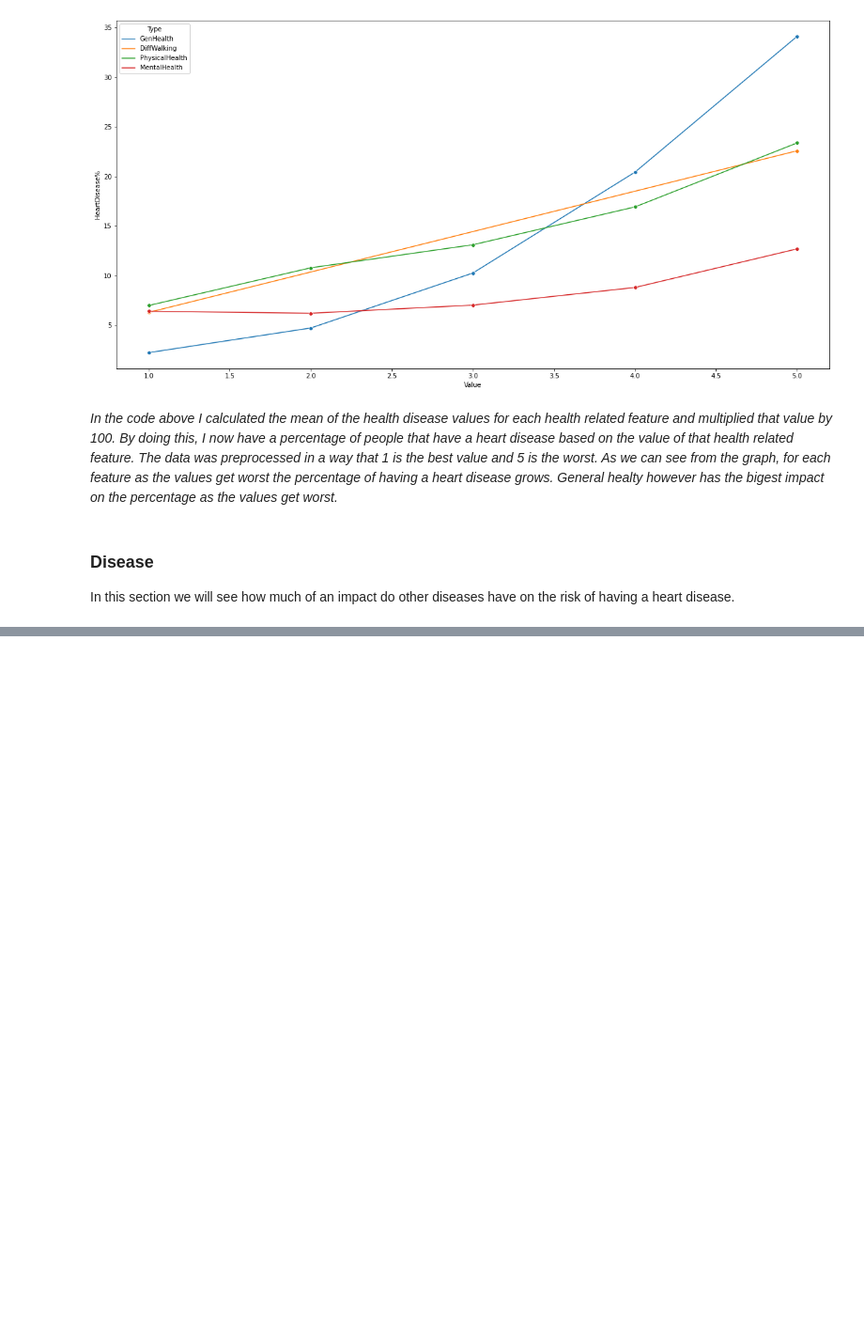
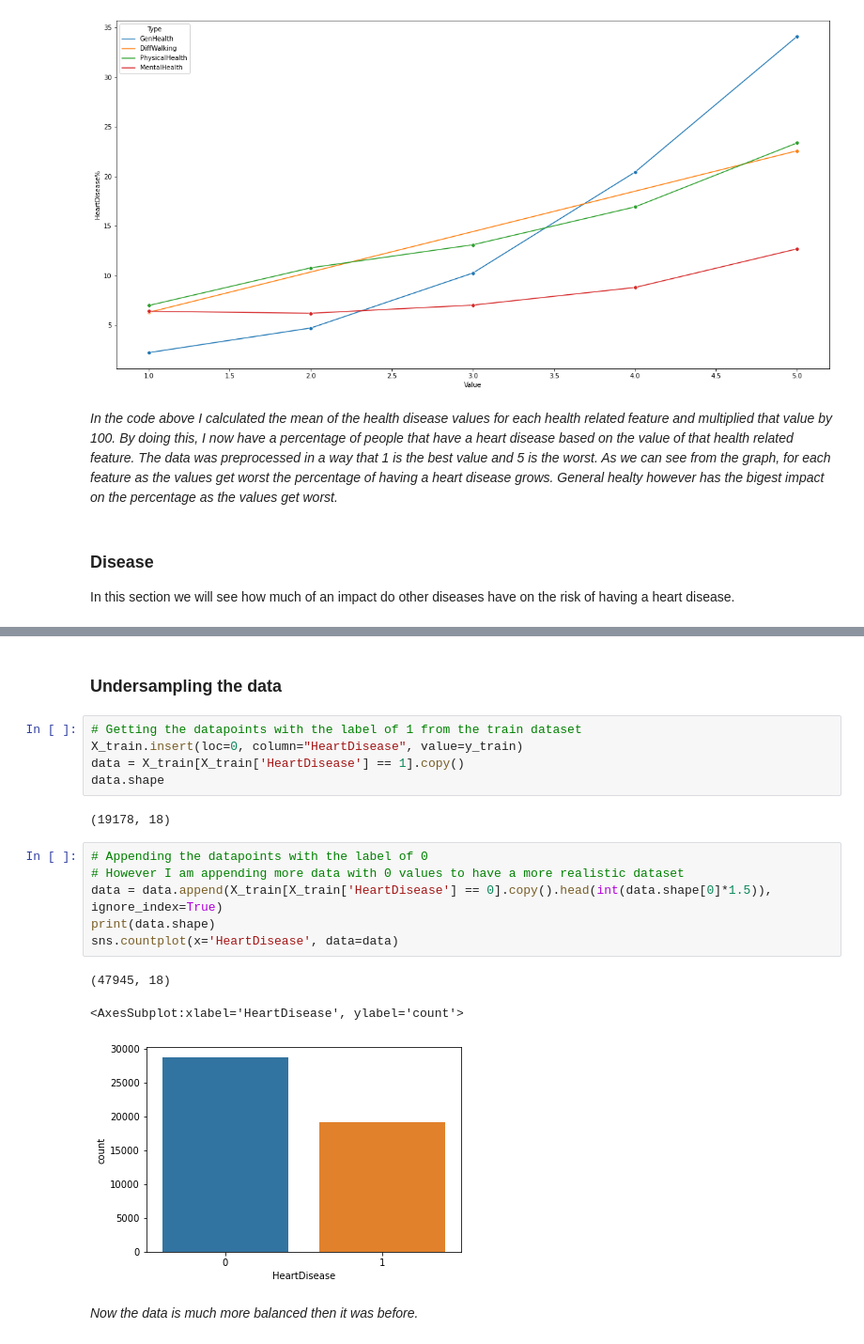
Before and after one commit to VedranSelak/heart-disease-prediction, a Jupyter notebook: heart_disease_final.ipynb, the cells around one changed output, grey strips where cells are left out. Shown: that part at 94% size. Cells and saved outputs as stored; diff of their text form; blank space fills up the shorter version.

```diff
--- a/heart_disease_final.ipynb
+++ b/heart_disease_final.ipynb
@@ -252,0 +478,21 @@ In this section we will see how much of an impact do other diseases have on the
+# %% [markdown]
+### Undersampling the data
+# %%
+# Getting the datapoints with the label of 1 from the train dataset
+X_train.insert(loc=0, column="HeartDisease", value=y_train)
+data = X_train[X_train['HeartDisease'] == 1].copy()
+data.shape
+# %% [output]
+(19178, 18)
+# %%
+# Appending the datapoints with the label of 0
+# However I am appending more data with 0 values to have a more realistic dataset
+data = data.append(X_train[X_train['HeartDisease'] == 0].copy().head(int(data.shape[0]*1.5)), ignore_index=True)
+print(data.shape)
+sns.countplot(x='HeartDisease', data=data)
+# %% [output]
+(47945, 18)
+<AxesSubplot:xlabel='HeartDisease', ylabel='count'>
+[figure, added]
+# %% [markdown]
+*Now the data is much more balanced then it was before.*
```
Also changed, not shown: parts of 41 cells of this notebook.
